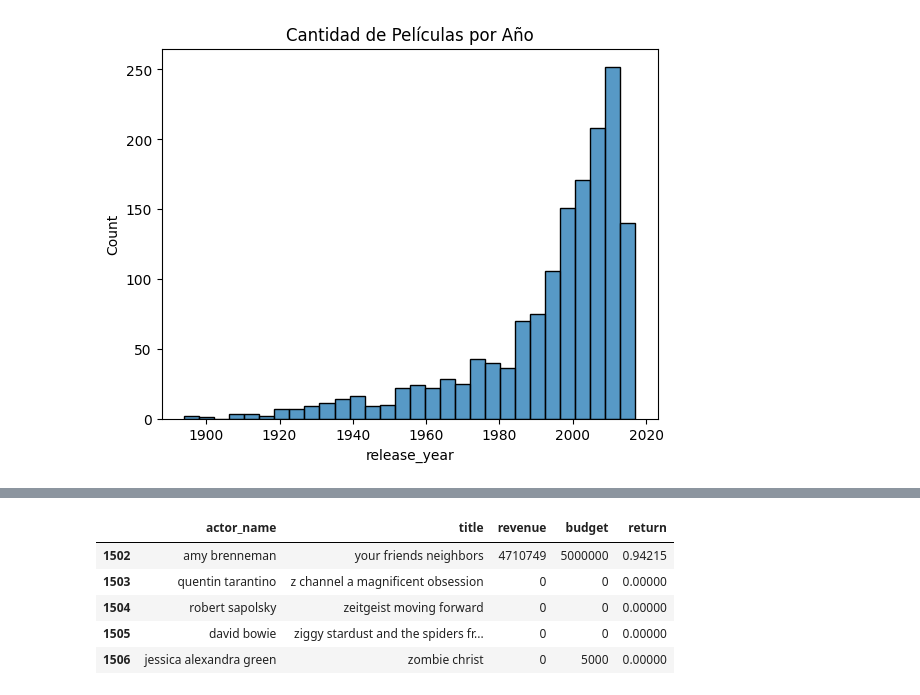
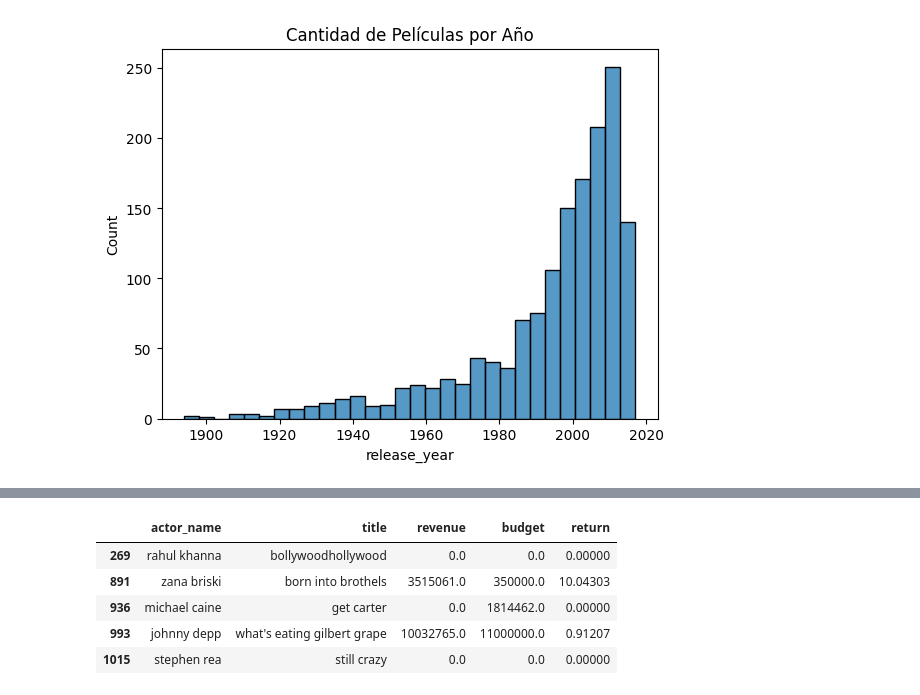
Before and after one commit to Melbutus/ProyectoML, a Jupyter notebook: Reports/EDA.ipynb, the cells around one changed output, grey strips where cells are left out. Drawn from its saved outputs; the diff is of its cells as text; code cells hidden in the pictures.

```diff
--- a/Reports/EDA.ipynb
+++ b/Reports/EDA.ipynb
@@ -235,14 +256,14 @@ Cantidad de películas lanzadas a partir de 1980: 1220
 df_completo.to_parquet(r'..\Datasets\dataset_completo.parquet')
 # %%
 df_actor = pd.read_parquet(r'..\Datasets\actor_dataset.parquet')
-df_actor.tail(5) # para automatizar el proceso elaboramos ddatasets específicos para cada endpoint
+df_actor.head(5) # para automatizar el proceso elaboramos ddatasets específicos para cada endpoint
 # %% [output]
 |  | actor_name | title | revenue | budget | return |
-| 1502 | amy brenneman | your friends neighbors | 4710749 | 5000000 | 0.94215 |
-| 1503 | quentin tarantino | z channel a magnificent obsession | 0 | 0 | 0.00000 |
-| 1504 | robert sapolsky | zeitgeist moving forward | 0 | 0 | 0.00000 |
-| 1505 | david bowie | ziggy stardust and the spiders fr... | 0 | 0 | 0.00000 |
-| 1506 | jessica alexandra green | zombie christ | 0 | 5000 | 0.00000 |
+| 269 | rahul khanna | bollywoodhollywood | 0.0 | 0.0 | 0.00000 |
+| 891 | zana briski | born into brothels | 3515061.0 | 350000.0 | 10.04303 |
+| 936 | michael caine | get carter | 0.0 | 1814462.0 | 0.00000 |
+| 993 | johnny depp | what's eating gilbert grape | 10032765.0 | 11000000.0 | 0.91207 |
+| 1015 | stephen rea | still crazy | 0.0 | 0.0 | 0.00000 |
 # %%
 df_director = pd.read_parquet(r'..\Datasets\director_dataset.parquet')
 df_director.head(5)
```
Also changed, not shown: parts of 19 cells of this notebook, 13 other files.
